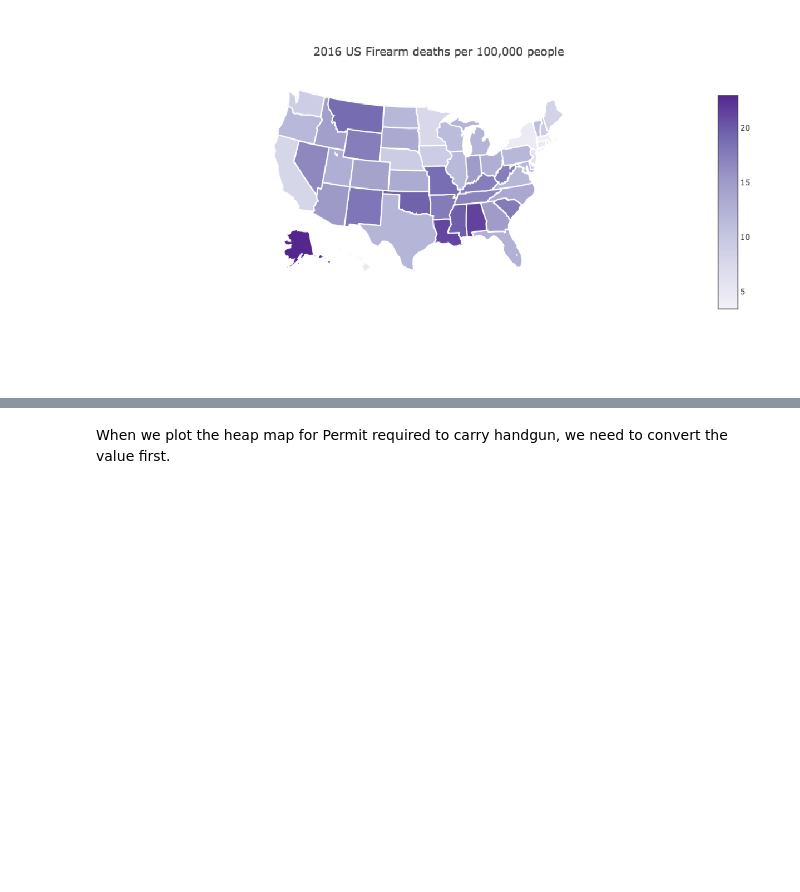
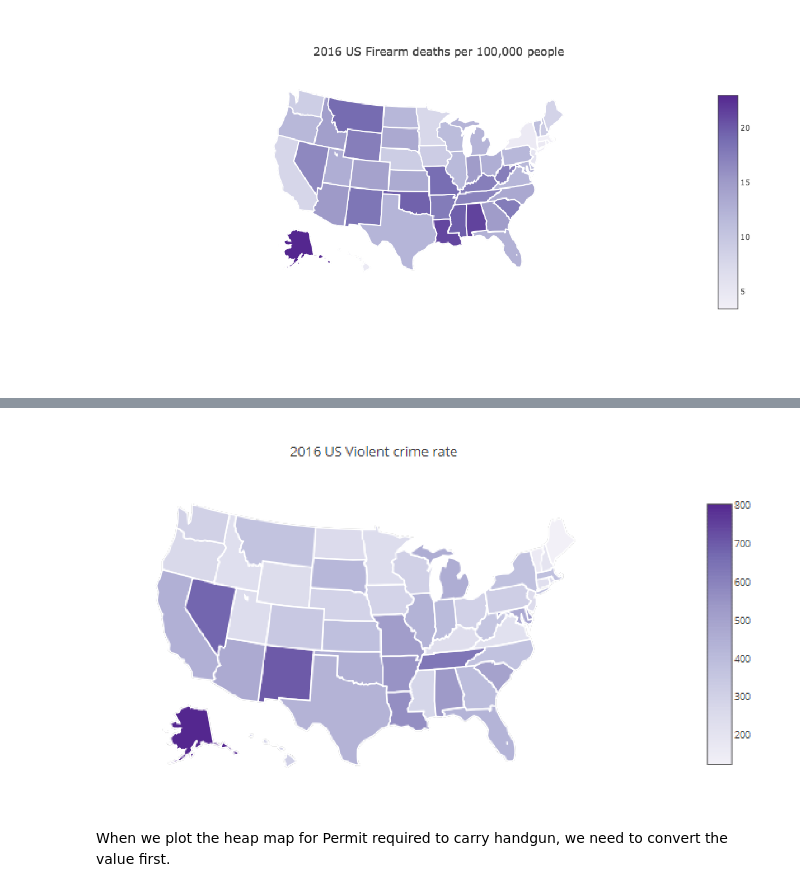
Before and after one commit to KennySitu/Team_Two_But_-1_In_Standings, a Jupyter notebook: Visualization/Visualization.ipynb, the cells around one changed output, grey strips where cells are left out. Cells and saved outputs as stored; diff of their text form; code cells hidden in the pictures; blank space fills up the shorter version.

```diff
--- a/Visualization/Visualization.ipynb
+++ b/Visualization/Visualization.ipynb
@@ -174,3 +198,8 @@ plotPng('figure/heatmap_deaths.png')
+# %%
+plotPng('figure/ViolentCrimeRate.png')
+# Violent Crime Rate in each state across the US
+# %% [output]
+[figure, added]
 # %% [markdown]
 When we plot the heap map for Permit required to carry handgun, we need to convert the value first.
 # %% [markdown]
```
Also changed, not shown: parts of 23 cells of this notebook.
